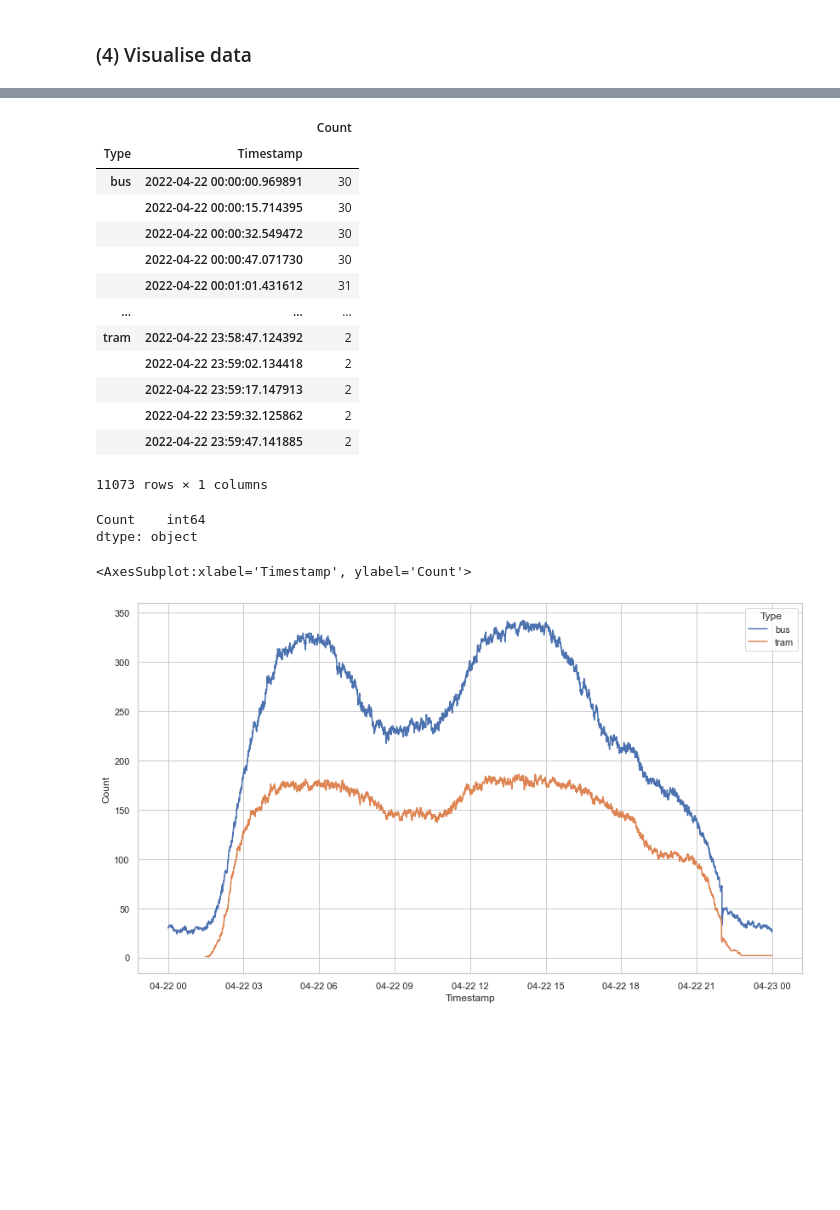
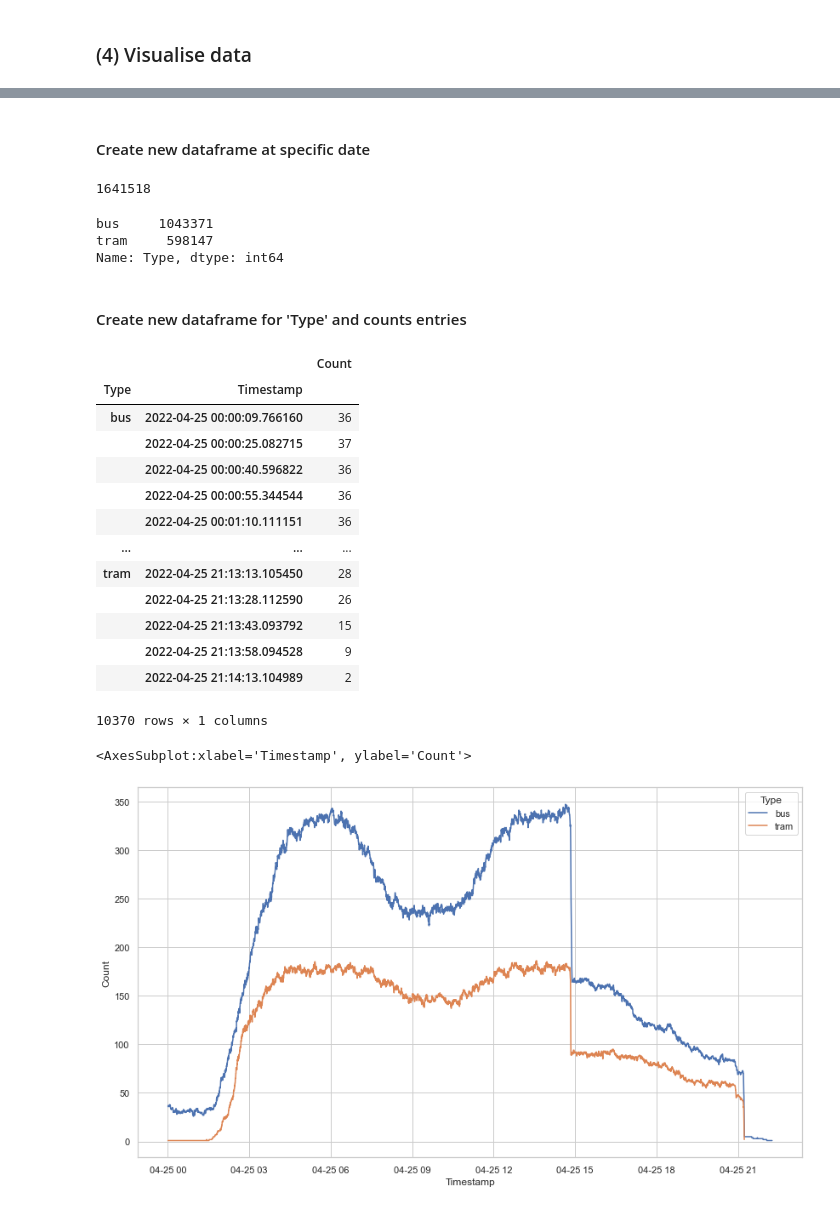
Before and after one commit to astrid-schindler/Wroclaw-Public-Transport-Exploration, a Jupyter notebook: notebooks/exploration.ipynb, the cells around one changed output, grey strips where cells are left out. Drawn from its saved outputs; the diff is of its cells as text; code cells hidden in the pictures; blank space fills up the shorter version.

```diff
--- a/notebooks/exploration.ipynb
+++ b/notebooks/exploration.ipynb
@@ -146,38 +140,61 @@ Name: Type, dtype: int64
+# %% [markdown]
+#### Create new dataframe at specific date
+# %%
+# CREATE NEW DATAFRAME
+time_df = pd.DataFrame()
+
+# WRITE DATA AT SPECIFIC DATE IN NEW DATAFRAME
+time_df = df[df['Date'] == '2022-04-25'] # HERE YOU CAN DATE
+# %%
+# COUNT ALL ROWS IN DATAFRAME
+len(time_df.index)
+# %% [output]
+1641518
+# %%
+# COUNT ENTRIES IN 'TYPE' COLUMN
+time_df['Type'].value_counts()
+# %% [output]
+bus     1043371
+tram     598147
+Name: Type, dtype: int64
+# %% [markdown]
+#### Create new dataframe for 'Type' and counts entries
 # %%
-time_df = pd.DataFrame()
-time_df = new_df.groupby(['Type', 'Timestamp']).size().to_frame('Count')
-time_df
+# CREATE NEW DATAFRAME
+type_df = pd.DataFrame()
+
+# WRITE DATA IN NEW DATAFRAME GROUPED BY 'Type' AND 'Timestamp'
+type_df = time_df.groupby(['Type', 'Timestamp']).size().to_frame('Count')
+type_df
 # %% [output]
 |  |  | Count |
 | Type | Timestamp |  |
-| bus | 2022-04-22 00:00:00.969891 | 30 |
-|  | 2022-04-22 00:00:15.714395 | 30 |
-|  | 2022-04-22 00:00:32.549472 | 30 |
-|  | 2022-04-22 00:00:47.071730 | 30 |
-|  | 2022-04-22 00:01:01.431612 | 31 |
+| bus | 2022-04-25 00:00:09.766160 | 36 |
+|  | 2022-04-25 00:00:25.082715 | 37 |
+|  | 2022-04-25 00:00:40.596822 | 36 |
+|  | 2022-04-25 00:00:55.344544 | 36 |
+|  | 2022-04-25 00:01:10.111151 | 36 |
 | ... | ... | ... |
-| tram | 2022-04-22 23:58:47.124392 | 2 |
-|  | 2022-04-22 23:59:02.134418 | 2 |
-|  | 2022-04-22 23:59:17.147913 | 2 |
-|  | 2022-04-22 23:59:32.125862 | 2 |
-|  | 2022-04-22 23:59:47.141885 | 2 |
+| tram | 2022-04-25 21:13:13.105450 | 28 |
+|  | 2022-04-25 21:13:28.112590 | 26 |
+|  | 2022-04-25 21:13:43.093792 | 15 |
+|  | 2022-04-25 21:13:58.094528 | 9 |
+|  | 2022-04-25 21:14:13.104989 | 2 |
-11073 rows × 1 columns
+10370 rows × 1 columns
-# %%
-time_df.dtypes
-# %% [output]
-Count    int64
-dtype: object
 # %%
+# IMPORTS
 import seaborn as sns
 import matplotlib.pyplot as plt
 
+# SET THEME
 sns.set_theme(style="whitegrid")
 
+# SET SIZE OF PLOT
 fig_dims = (14, 8)
 fig, ax = plt.subplots(figsize=fig_dims)
 
-# Plot
-sns.lineplot(x="Timestamp", y="Count", hue="Type", data=time_df)
+# LINEPLOT
+sns.lineplot(x="Timestamp", y="Count", hue="Type", data=type_df)
 # %% [output]
 <AxesSubplot:xlabel='Timestamp', ylabel='Count'>
-[figure, old version]
+[figure, new version]
```
Also changed, not shown: parts of 13 cells of this notebook.
